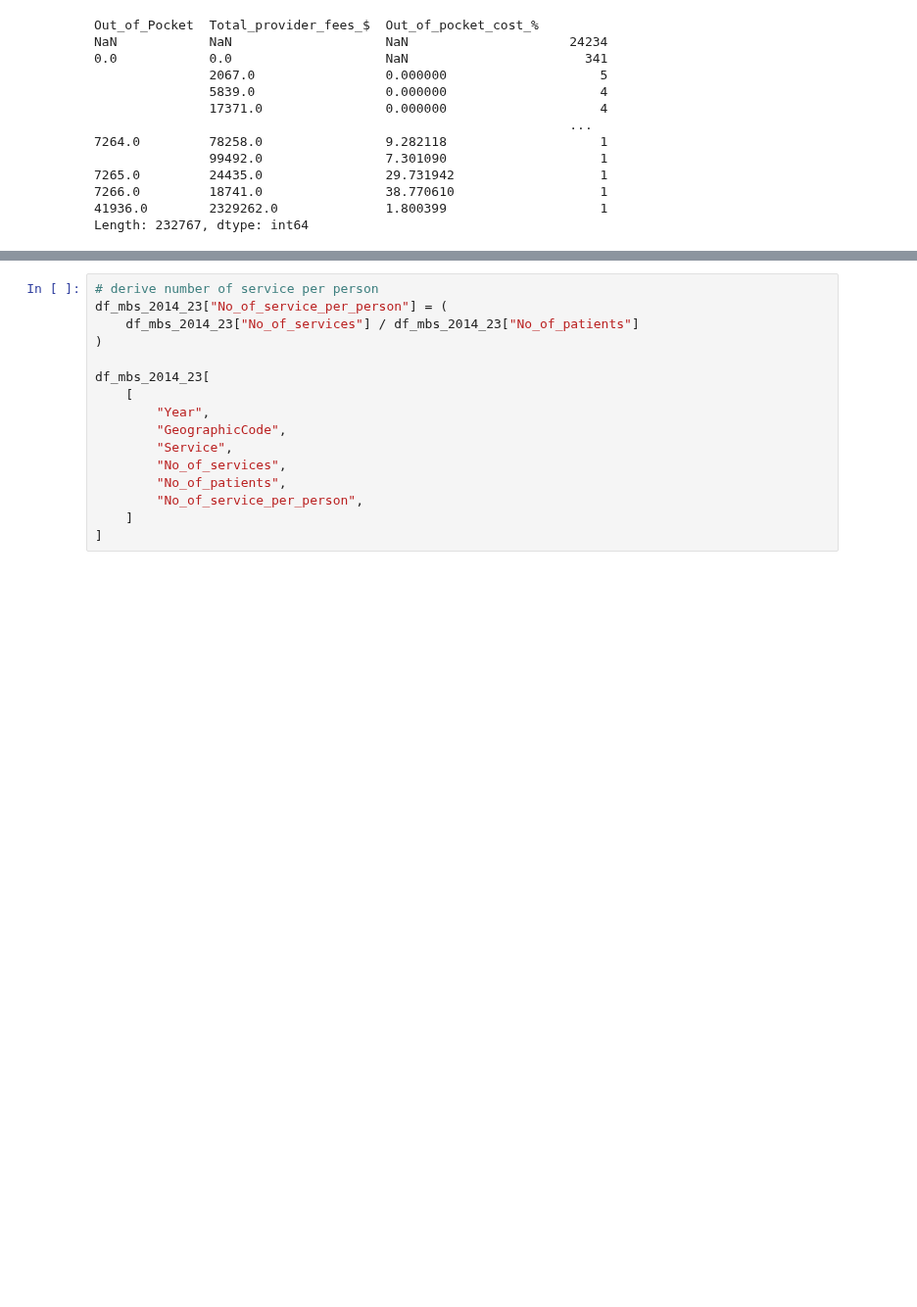
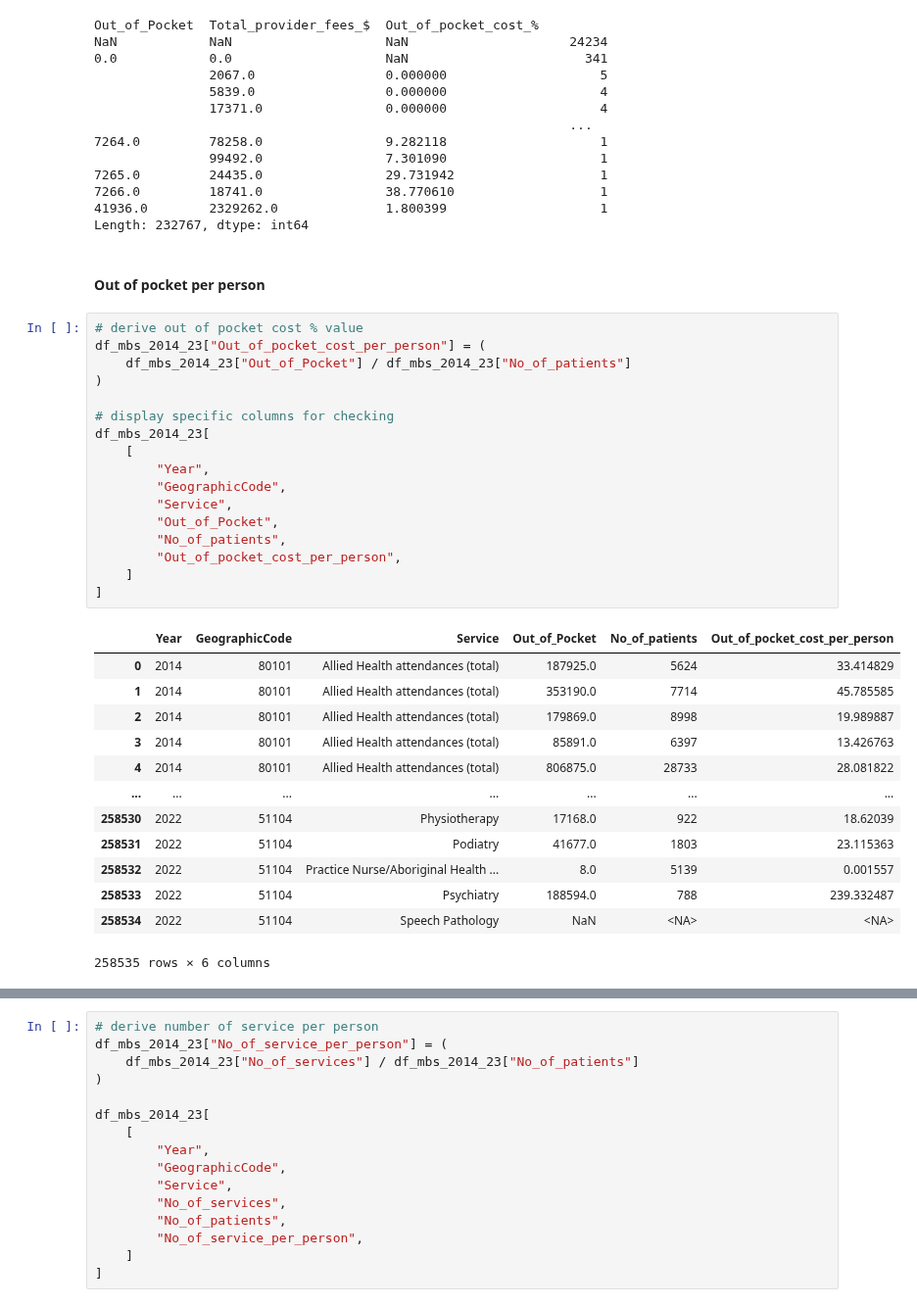
Before and after one commit to jiniep/mbs_analysis, a Jupyter notebook: scripts/8_mbs_combined_eda.ipynb, the cells around one changed output, grey strips where cells are left out. Shown at 98% size. Saved outputs shown, nothing was run; the diff lists cells and outputs as text; blank space fills up the shorter version.

Commit message:
Derived new variables before and after combining the datasets

```diff
--- a/scripts/8_mbs_combined_eda.ipynb
+++ b/scripts/8_mbs_combined_eda.ipynb
@@ -174,3 +175,36 @@ NaN            NaN                    NaN                     24234
 7266.0         18741.0                38.770610                   1
 41936.0        2329262.0              1.800399                    1
 Length: 232767, dtype: int64
+# %% [markdown]
+#### Out of pocket per person
+# %%
+# derive out of pocket cost % value
+df_mbs_2014_23["Out_of_pocket_cost_per_person"] = (
+    df_mbs_2014_23["Out_of_Pocket"] / df_mbs_2014_23["No_of_patients"]
+)
+
+# display specific columns for checking
+df_mbs_2014_23[
+    [
+        "Year",
+        "GeographicCode",
+        "Service",
+        "Out_of_Pocket",
+        "No_of_patients",
+        "Out_of_pocket_cost_per_person",
+    ]
+]
+# %% [output]
+|  | Year | GeographicCode | Service | Out_of_Pocket | No_of_patients | Out_of_pocket_cost_per_person |
+| 0 | 2014 | 80101 | Allied Health attendances (total) | 187925.0 | 5624 | 33.414829 |
+| 1 | 2014 | 80101 | Allied Health attendances (total) | 353190.0 | 7714 | 45.785585 |
+| 2 | 2014 | 80101 | Allied Health attendances (total) | 179869.0 | 8998 | 19.989887 |
+| 3 | 2014 | 80101 | Allied Health attendances (total) | 85891.0 | 6397 | 13.426763 |
+| 4 | 2014 | 80101 | Allied Health attendances (total) | 806875.0 | 28733 | 28.081822 |
+| ... | ... | ... | ... | ... | ... | ... |
+| 258530 | 2022 | 51104 | Physiotherapy | 17168.0 | 922 | 18.62039 |
+| 258531 | 2022 | 51104 | Podiatry | 41677.0 | 1803 | 23.115363 |
+| 258532 | 2022 | 51104 | Practice Nurse/Aboriginal Health ... | 8.0 | 5139 | 0.001557 |
+| 258533 | 2022 | 51104 | Psychiatry | 188594.0 | 788 | 239.332487 |
+| 258534 | 2022 | 51104 | Speech Pathology | NaN | <NA> | <NA> |
+258535 rows × 6 columns
```
Also changed, not shown: parts of 31 cells of this notebook.
